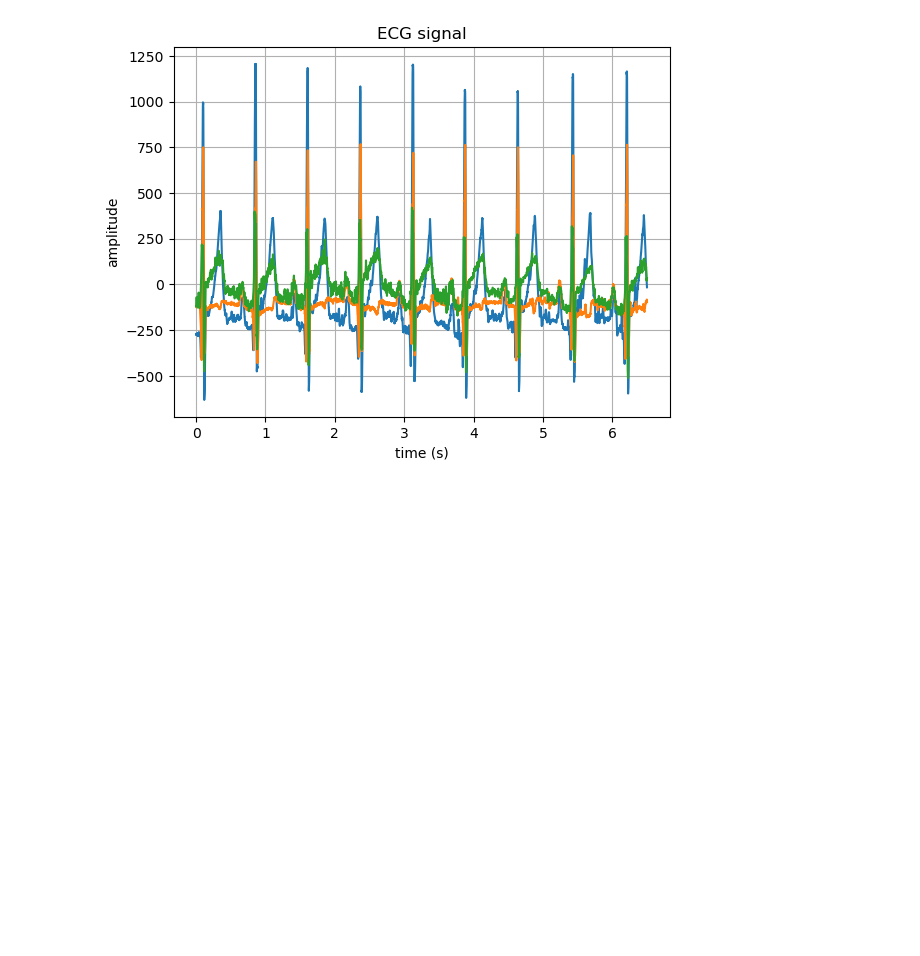
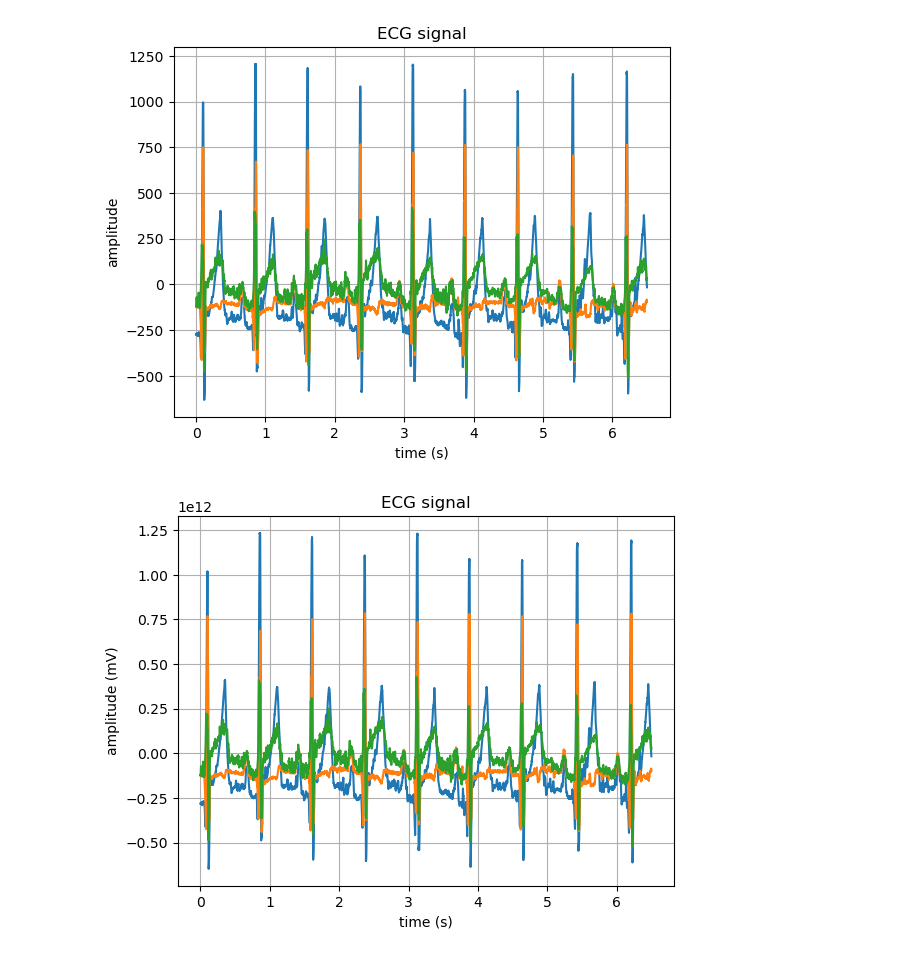
Before and after one commit to ameliegoube22-pixel/Serie01-Python-Git, a Jupyter notebook: Serie01-Python-Git.ipynb, the cells around one changed output. Drawn from its saved outputs; the diff is of its cells as text; code cells hidden in the pictures; blank space fills up the shorter version.

Commit message:
rescale ecg to mV and plot

```diff
--- a/Serie01-Python-Git.ipynb
+++ b/Serie01-Python-Git.ipynb
@@ -45,3 +45,16 @@ plt.grid()
 plt.show()
 # %% [output]
 [figure]
+# %%
+#rescal the ECG signal to mV knowing that 1 unit = 1024 microV
+ecg = ecg_raw * 1024 / 1e-6 #in mV
+
+#plot the data with time vector
+plt.plot(t, ecg)
+plt.title('ECG signal')
+plt.xlabel('time (s)')
+plt.ylabel('amplitude (mV)')
+plt.grid()
+plt.show()
+# %% [output]
+[figure, added]
```
